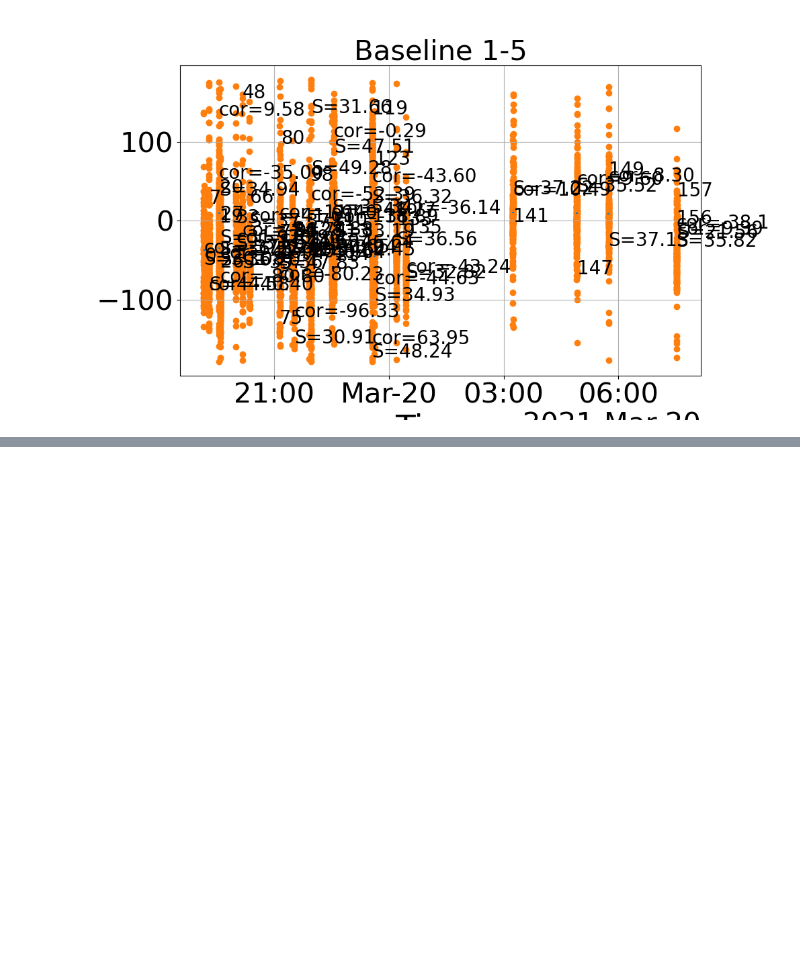
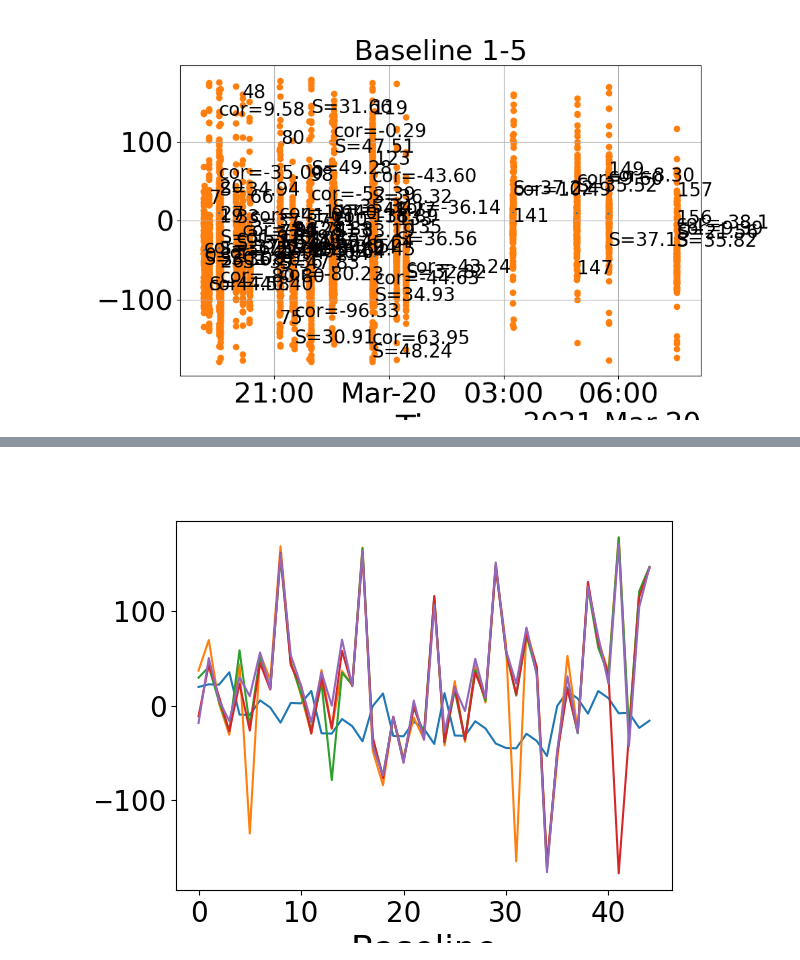
Before and after one commit to icebearcanada/airplane-process, a Jupyter notebook: airplane-code/generate_airplane_calibrations.ipynb, the cells around one changed output, grey strips where cells are left out. Cells and saved outputs as stored; diff of their text form; code cells hidden in the pictures; blank space fills up the shorter version.

```diff
--- a/airplane-code/generate_airplane_calibrations.ipynb
+++ b/airplane-code/generate_airplane_calibrations.ipynb
@@ -1491,0 +1439,58 @@ def find_kappa(rho_rf, azimuth, elevation, range_filter):
+# %%
+# compare manual calibration to airplane calibration for 2022-12-13
+manual_calibrations = [0,
+                       -19.805,
+                       -22.595,
+                       -22.17,
+                       -35.42,
+                       9.570,
+                       9.940,
+                       -5.565,
+                       2.070,
+                       18.095
+                      ]
+
+manual_baseline_calibrations = []
+baseline = 0
+for antenna1 in range(10):
+    for antenna2 in range(antenna1+1, 10):
+        if antenna1 == 9:
+            manual_baseline_calibrations.append(-manual_calibrations[antenna1] - manual_calibrations[antenna2])
+        elif antenna2 == 9:
+            manual_baseline_calibrations.append(manual_calibrations[antenna1] + manual_calibrations[antenna2])
+        else:
+            manual_baseline_calibrations.append(manual_calibrations[antenna1] - manual_calibrations[antenna2])
+        baseline += 1
+
+manual_baseline_calibrations = np.array(manual_baseline_calibrations)
+
+fig, ax = plt.subplots()
+ax.set_xlabel('Baseline')
+ax.set_ylabel('Calibration: Manual - Airplane [deg]')
+ax.plot(np.arange(45), manual_baseline_calibrations)# - manual_baseline_calibrations[0])
+
+for i in range(4):
+    match i:
+        case 0:
+            airplane_baseline_calibrations = np.load(f'median_corrections_2022-12-12.npy')
+        case 1:
+            airplane_baseline_calibrations = np.load(f'median_corrections_2022-12-13.npy')
+        case 2:
+            airplane_baseline_calibrations = np.load(f'median_corrections_2022-12-14.npy')
+        case 3:
+            airplane_baseline_calibrations = np.load(f'median_corrections_2022-12-15.npy')
+
+    airplane_baseline_calibrations *= -1 # these are subtracted off the xspectra phase while the manual calibrations are added. use negative for comparison
+    airplane_baseline_calibrations[airplane_baseline_calibrations < -180] += 360
+    #airplane_baseline_calibrations -= airplane_baseline_calibrations[0]
+
+
+    ax.plot(np.arange(45), airplane_baseline_calibrations)# - airplane_baseline_calibrations[0])
+    #for baseline in range(45):
+
+    #    print(f'baseline {baseline}')
+    #    print(f'\tmanual:{manual_baseline_calibrations[baseline]}')
+    #    print(f'\tairplane:{airplane_baseline_calibrations[baseline]}')
+plt.show(fig)
+# %% [output]
+[figure, added]
```
Also changed, not shown: parts of 14 cells of this notebook, 2 other files.
